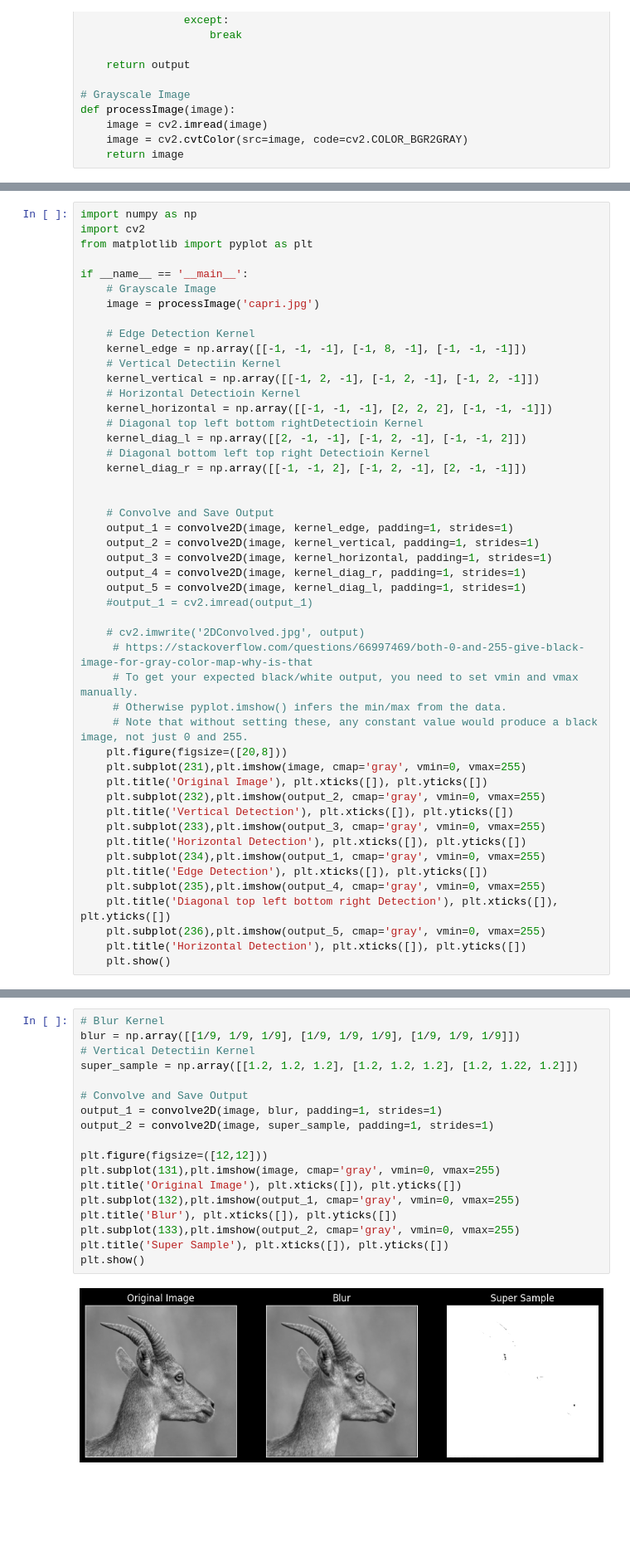
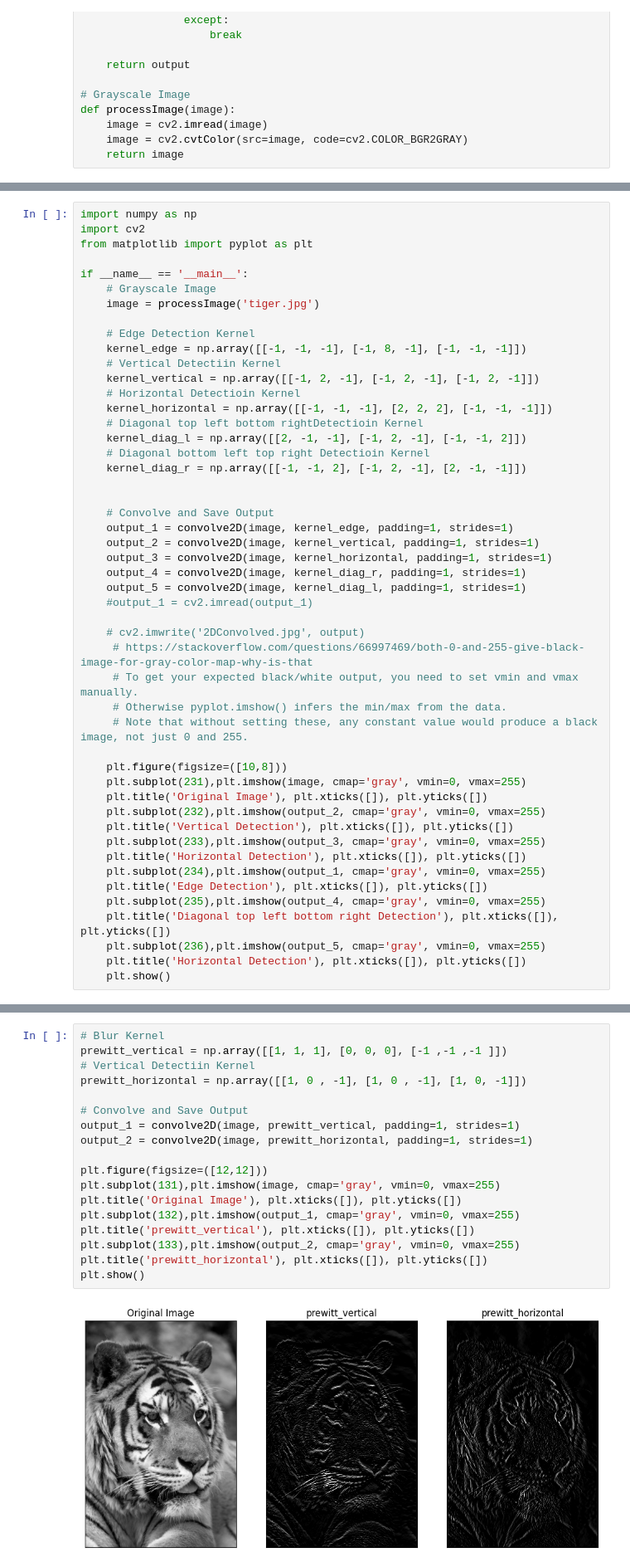
Before and after one commit to iltranqui/learn_anything, a Jupyter notebook: ComputerVision/Convolution.ipynb, the cells around one changed output, grey strips where cells are left out. Shown at 83% size. Saved outputs shown, nothing was run; the diff lists cells and outputs as text; blank space fills up the shorter version.

```diff
--- a/ComputerVision/Convolution.ipynb
+++ b/ComputerVision/Convolution.ipynb
@@ -81,7 +83,7 @@ from matplotlib import pyplot as plt
 
 if __name__ == '__main__':
     # Grayscale Image
-    image = processImage('capri.jpg')
+    image = processImage('tiger.jpg')
 
     # Edge Detection Kernel
     kernel_edge = np.array([[-1, -1, -1], [-1, 8, -1], [-1, -1, -1]])
@@ -108,7 +110,8 @@ if __name__ == '__main__':
      # To get your expected black/white output, you need to set vmin and vmax manually.
      # Otherwise pyplot.imshow() infers the min/max from the data.
      # Note that without setting these, any constant value would produce a black image, not just 0 and 255.
-    plt.figure(figsize=([20,8]))
+
+    plt.figure(figsize=([10,8]))
     plt.subplot(231),plt.imshow(image, cmap='gray', vmin=0, vmax=255)
     plt.title('Original Image'), plt.xticks([]), plt.yticks([])
     plt.subplot(232),plt.imshow(output_2, cmap='gray', vmin=0, vmax=255)
@@ -127,20 +136,20 @@ if __name__ == '__main__':
 # %%
 # Blur Kernel
-blur = np.array([[1/9, 1/9, 1/9], [1/9, 1/9, 1/9], [1/9, 1/9, 1/9]])
+prewitt_vertical = np.array([[1, 1, 1], [0, 0, 0], [-1 ,-1 ,-1 ]])
 # Vertical Detectiin Kernel
-super_sample = np.array([[1.2, 1.2, 1.2], [1.2, 1.2, 1.2], [1.2, 1.22, 1.2]])
+prewitt_horizontal = np.array([[1, 0 , -1], [1, 0 , -1], [1, 0, -1]])
 
 # Convolve and Save Output
-output_1 = convolve2D(image, blur, padding=1, strides=1)
-output_2 = convolve2D(image, super_sample, padding=1, strides=1)
+output_1 = convolve2D(image, prewitt_vertical, padding=1, strides=1)
+output_2 = convolve2D(image, prewitt_horizontal, padding=1, strides=1)
 
 plt.figure(figsize=([12,12]))
 plt.subplot(131),plt.imshow(image, cmap='gray', vmin=0, vmax=255)
 plt.title('Original Image'), plt.xticks([]), plt.yticks([])
 plt.subplot(132),plt.imshow(output_1, cmap='gray', vmin=0, vmax=255)
-plt.title('Blur'), plt.xticks([]), plt.yticks([])
+plt.title('prewitt_vertical'), plt.xticks([]), plt.yticks([])
 plt.subplot(133),plt.imshow(output_2, cmap='gray', vmin=0, vmax=255)
-plt.title('Super Sample'), plt.xticks([]), plt.yticks([])
+plt.title('prewitt_horizontal'), plt.xticks([]), plt.yticks([])
 plt.show()
 # %% [output]
-[figure, old version]
+[figure, new version]
```
Also changed, not shown: parts of 16 cells of this notebook, 1 other file.
